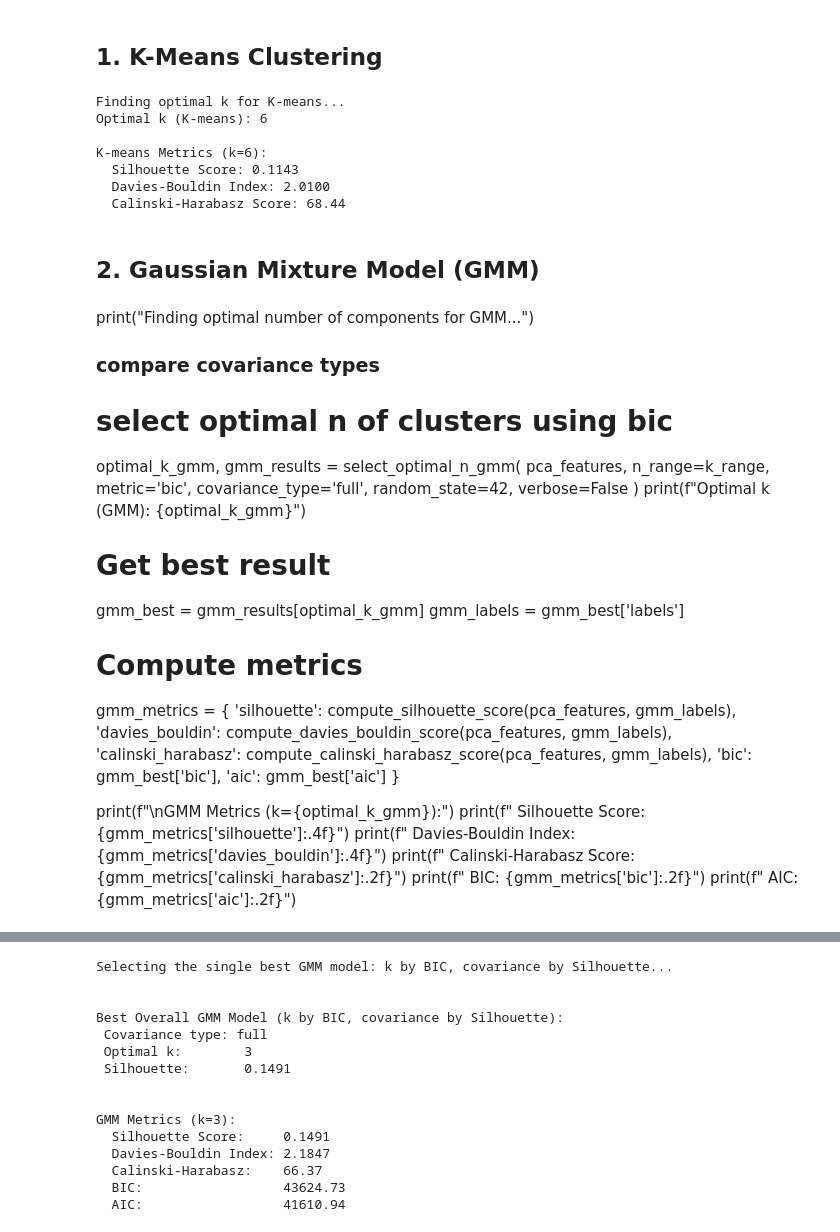
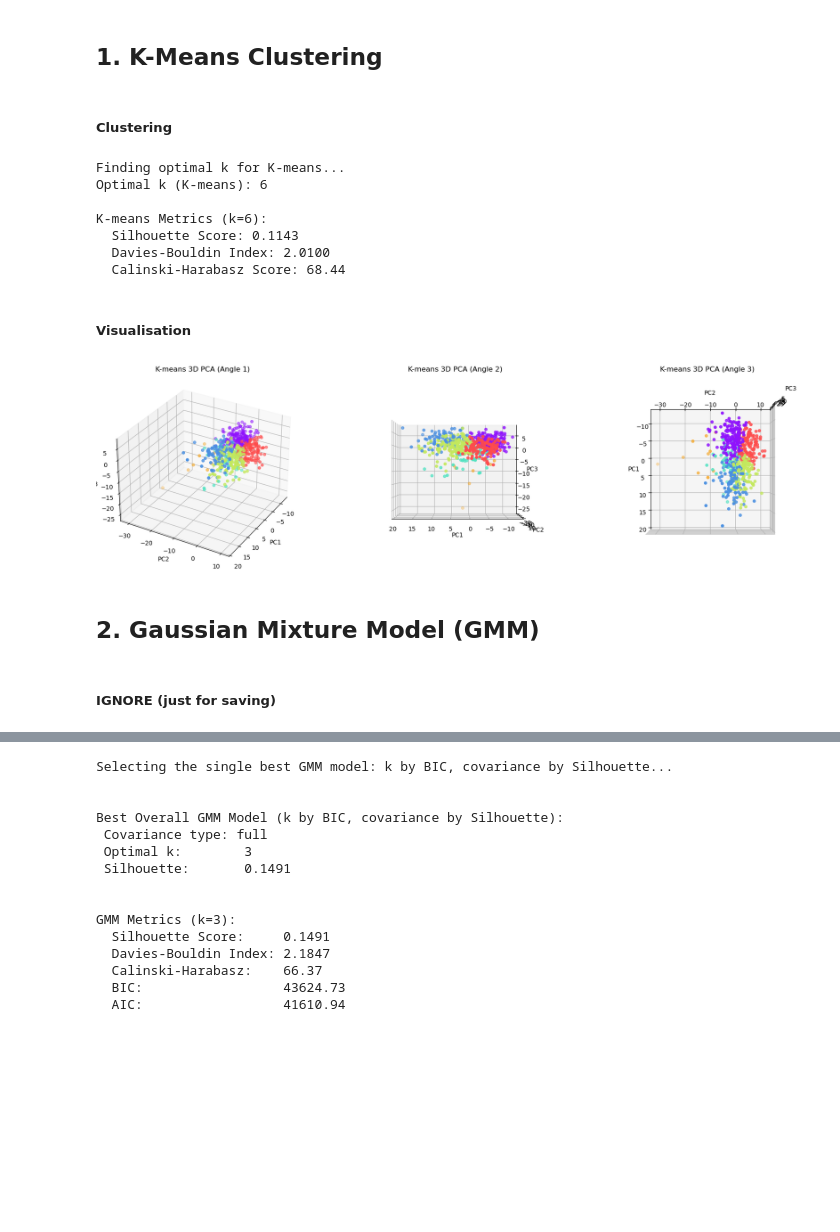
Before and after one commit to xandime/EEG_cluster_detection, a Jupyter notebook: compare_clustering_methods_PCA_Dortmund.ipynb, the cells around one changed output, grey strips where cells are left out. Cells and saved outputs as stored; diff of their text form; code cells hidden in the pictures; blank space fills up the shorter version.

```diff
--- a/compare_clustering_methods_PCA_Dortmund.ipynb
+++ b/compare_clustering_methods_PCA_Dortmund.ipynb
@@ -35,6 +39,8 @@ Number of PCA components: 16
 k_range = list(range(2, 11))
 # %% [markdown]
 ## 1. K-Means Clustering
+# %% [markdown]
+##### Clustering
 # %%
 print("Finding optimal k for K-means...")
 
@@ -71,40 +77,35 @@ K-means Metrics (k=6):
   Silhouette Score: 0.1143
   Davies-Bouldin Index: 2.0100
   Calinski-Harabasz Score: 68.44
+# %% [markdown]
+##### Visualisation
+# %%
+# Map labels to colors
+unique_labels = np.unique(kmeans_labels)
+palette = ['#4A90E2', '#FF4C4C', "#C4E95D", '#F5A623', '#9013FE', '#50E3C2', '#B8E986']
+cluster_colors = {label: palette[i % len(palette)] for i, label in enumerate(unique_labels)}
+point_colors = [cluster_colors[label] for label in kmeans_labels]
+
+# Define viewing angles
+angles = [(30, 30), (0, 90), (90, 0)]
+
+fig = plt.figure(figsize=(18, 5))
+
+for i, (elev, azim) in enumerate(angles):
+    ax = fig.add_subplot(1, 3, i+1, projection='3d')
+    ax.scatter(pca_3d[:, 0], pca_3d[:, 1], pca_3d[:, 2],
+               c=point_colors, s=20)
+    ax.view_init(elev=elev, azim=azim)
+    ax.set_title(f"K-means 3D PCA (Angle {i+1})")
+    ax.set_xlabel("PC1")
+    ax.set_ylabel("PC2")
+    ax.set_zlabel("PC3")
+
+plt.tight_layout()
+plt.show()
+# %% [output]
+[figure, added]
 # %% [markdown]
 ## 2. Gaussian Mixture Model (GMM)
-# %% [markdown]
-print("Finding optimal number of components for GMM...")
-
-### compare covariance types
-
-# select optimal n of clusters using bic
-optimal_k_gmm, gmm_results = select_optimal_n_gmm(
-    pca_features,
-    n_range=k_range,
-    metric='bic',
-    covariance_type='full',
-    random_state=42,
-    verbose=False
-)
-print(f"Optimal k (GMM): {optimal_k_gmm}")
-
-# Get best result
-gmm_best = gmm_results[optimal_k_gmm]
-gmm_labels = gmm_best['labels']
-
-# Compute metrics
-gmm_metrics = {
-    'silhouette': compute_silhouette_score(pca_features, gmm_labels),
-    'davies_bouldin': compute_davies_bouldin_score(pca_features, gmm_labels),
-    'calinski_harabasz': compute_calinski_harabasz_score(pca_features, gmm_labels),
-    'bic': gmm_best['bic'],
-    'aic': gmm_best['aic']
-}
-
-print(f"\nGMM Metrics (k={optimal_k_gmm}):")
-print(f"  Silhouette Score: {gmm_metrics['silhouette']:.4f}")
-print(f"  Davies-Bouldin Index: {gmm_metrics['davies_bouldin']:.4f}")
-print(f"  Calinski-Harabasz Score: {gmm_metrics['calinski_harabasz']:.2f}")
-print(f"  BIC: {gmm_metrics['bic']:.2f}")
-print(f"  AIC: {gmm_metrics['aic']:.2f}")
+# %% [markdown]
+##### IGNORE (just for saving)
```
Also changed, not shown: parts of 19 cells of this notebook.
